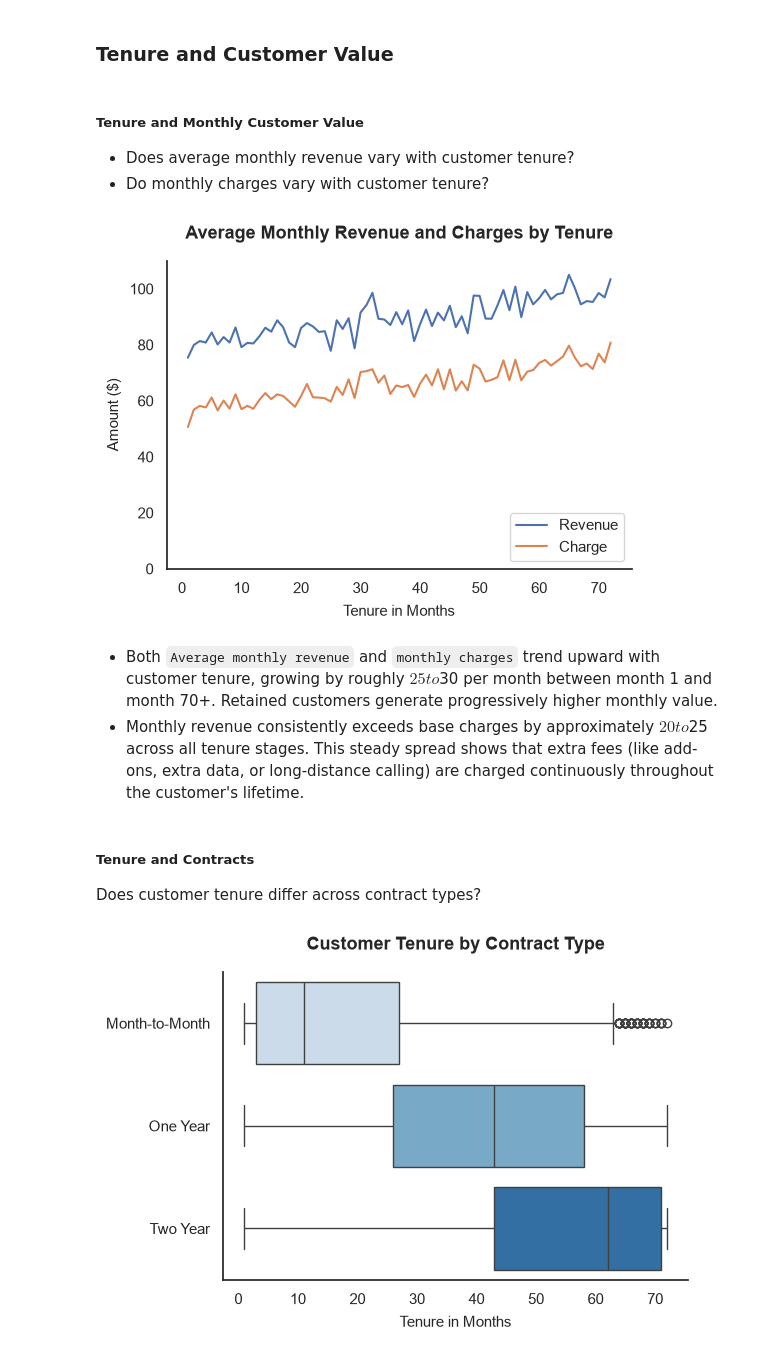
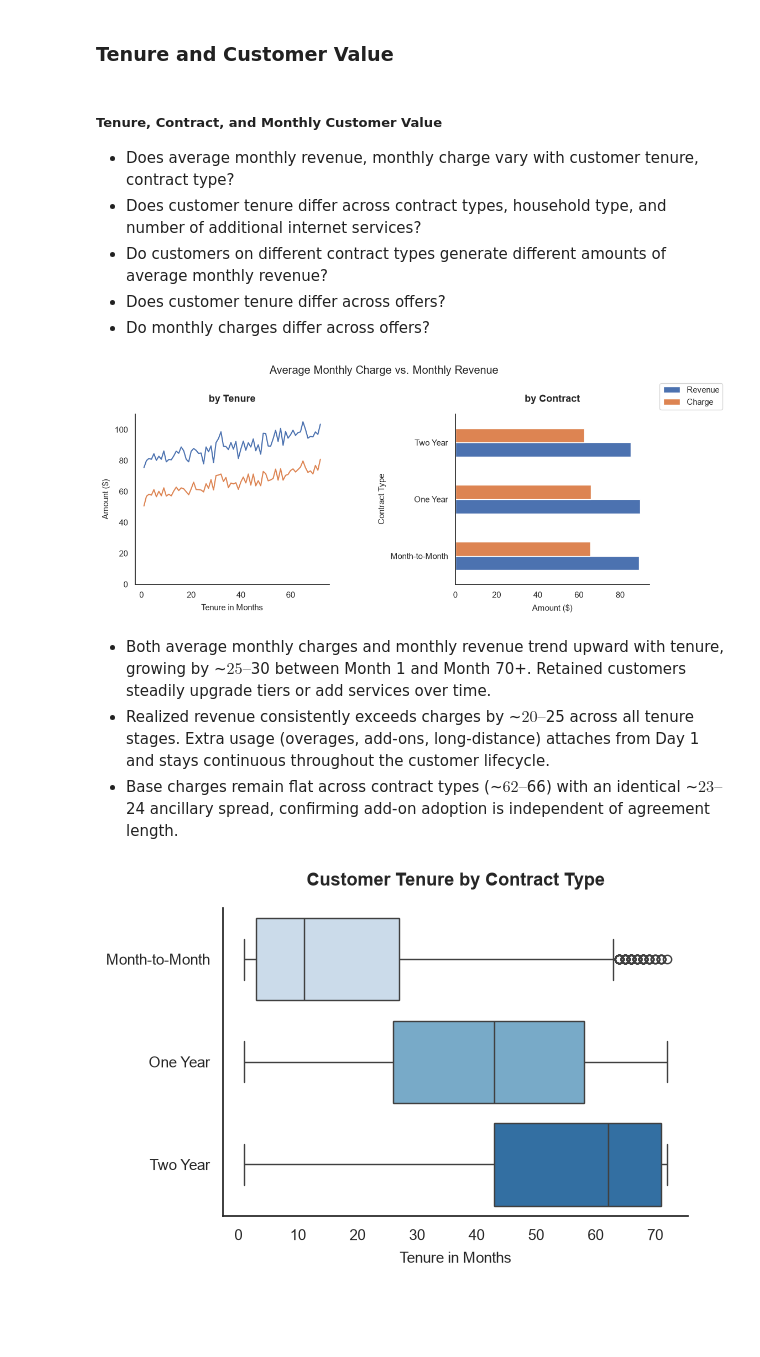
Before and after one commit to pendergataxel/telecom-customer-churn-analysis, a Jupyter notebook: notebooks/03_bivariate_and_churn_drivers.ipynb, the cells around one changed output. Drawn from its saved outputs; the diff is of its cells as text; code cells hidden in the pictures; blank space fills up the shorter version.

Commit message:
Include analysis specifically for churn category

```diff
--- a/notebooks/03_bivariate_and_churn_drivers.ipynb
+++ b/notebooks/03_bivariate_and_churn_drivers.ipynb
@@ -356,45 +420,63 @@ plt.xticks(rotation=45, ha='right');
 # %% [markdown]
 ### Tenure and Customer Value
 # %% [markdown]
-##### Tenure and Monthly Customer Value
-- Does average monthly revenue vary with customer tenure?
-- Do monthly charges vary with customer tenure?
+##### Tenure, Contract, and Monthly Customer Value
+- Does average monthly revenue, monthly charge vary with customer tenure, contract type?
+- Does customer tenure differ across contract types, household type, and number of additional internet services?
+- Do customers on different contract types generate different amounts of average monthly revenue?
+- Does customer tenure differ across offers?
+- Do monthly charges differ across offers?
 # %%
+churn_df['Realized Monthly Revenue'] = churn_df['Total Revenue'] / churn_df['Tenure in Months']
+
 avg_monthly_revenue_by_tenure = (
-    (churn_df['Total Revenue'] / churn_df['Tenure in Months'])
-    .groupby(churn_df['Tenure in Months'])
+    churn_df.groupby('Tenure in Months')['Realized Monthly Revenue']
     .mean()
 )
 
 avg_monthly_charge_by_tenure = (
     churn_df.groupby('Tenure in Months')['Monthly Charge']
     .mean()
 )
 
-fig, ax = plt.subplots()
+fig, (ax1, ax2) = plt.subplots(1, 2, figsize=(12, 4))
 
 avg_monthly_revenue_by_tenure.plot.line(
-    ax=ax,
+    ax=ax1,
     label='Revenue'
 )
 
 avg_monthly_charge_by_tenure.plot.line(
-    ax=ax,
+    ax=ax1,
     label='Charge'
 )
 
-ax.set_title('Average Monthly Revenue and Charges by Tenure')
-ax.legend(loc='lower right')
-ax.set_ylim(0, 110)
-ax.set_ylabel('Amount ($)');
+fig.suptitle('Average Monthly Charge vs. Monthly Revenue', y=1.1)
+ax1.set_title('by Tenure')
+ax1.set_ylim(0, 110)
+ax1.set_ylabel('Amount ($)')
+
+# Second chart
+
+avg_monthly_by_contract = (
+    churn_df.groupby('Contract')[['Realized Monthly Revenue', 'Monthly Charge']]
+    .mean()
+    .loc[['Month-to-Month', 'One Year', 'Two Year']]
+)
+
+avg_monthly_by_contract.plot.barh(ax=ax2)
+
+ax2.set_title('by Contract')
+ax2.set_xlabel('Amount ($)')
+ax2.set_ylabel('Contract Type')
+ax2.legend(['Revenue', 'Charge'], loc='lower right', bbox_to_anchor=(1.4, 1))
+plt.subplots_adjust(wspace=0.65)
 # %% [output]
-[figure, old version]
+[figure, new version]
 # %% [markdown]
-- Both  `Average monthly revenue` and `monthly charges` trend upward with customer tenure, growing by roughly $25 to $30 per month between month 1 and month 70+. Retained customers generate progressively higher monthly value.
-- Monthly revenue consistently exceeds base charges by approximately $20 to $25 across all tenure stages. This steady spread shows that extra fees (like add-ons, extra data, or long-distance calling) are charged continuously throughout the customer's lifetime.
+- Both average monthly charges and monthly revenue trend upward with tenure, growing by ~$25–$30 between Month 1 and Month 70+. Retained customers steadily upgrade tiers or add services over time.
+- Realized revenue consistently exceeds charges by ~$20–$25 across all tenure stages. Extra usage (overages, add-ons, long-distance) attaches from Day 1 and stays continuous throughout the customer lifecycle.
+- Base charges remain flat across contract types (~$62–$66) with an identical ~$23–$24 ancillary spread, confirming add-on adoption is independent of agreement length.
-# %% [markdown]
-##### Tenure and Contracts
-Does customer tenure differ across contract types?
 # %%
 ax = sns.boxplot(
     data=churn_df,
```
Also changed, not shown: parts of 71 cells of this notebook.
